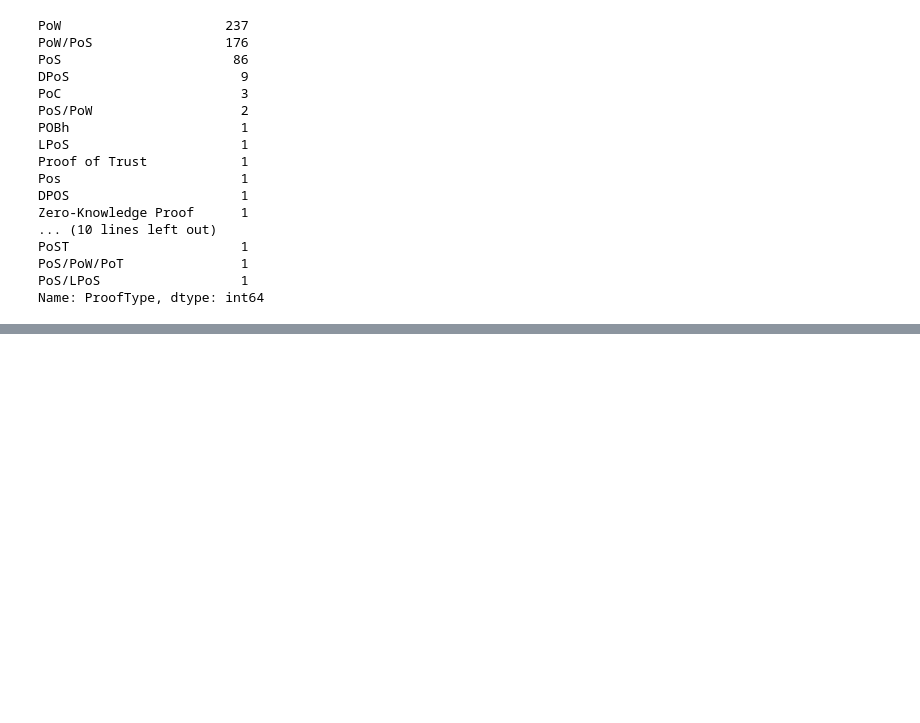
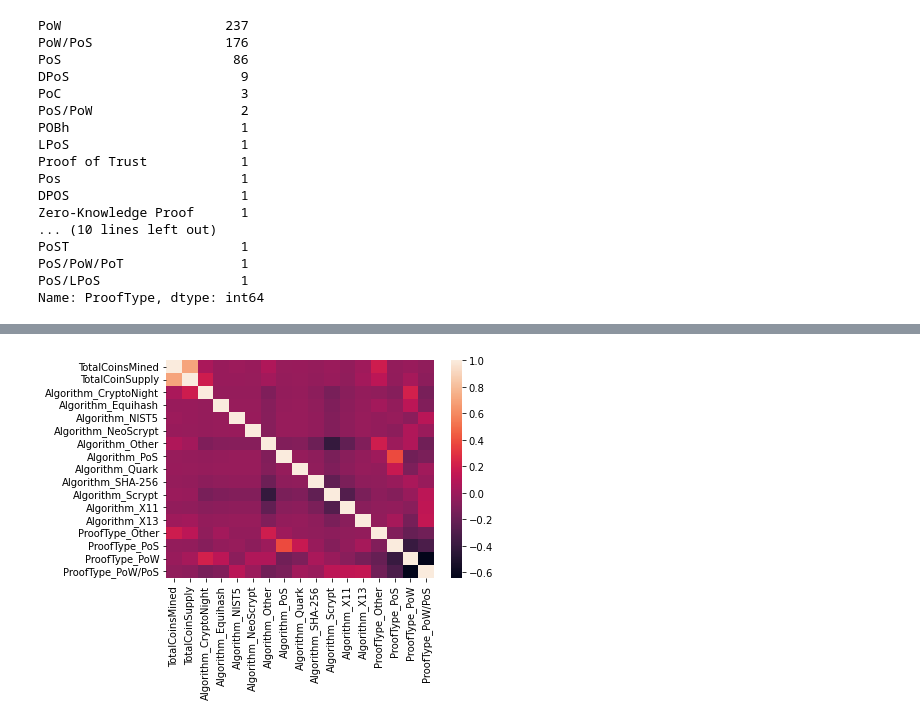
Before and after one commit to boojaado/Unsupervised-Machine-Learning, a Jupyter notebook: Submissions/Unsupervised Learning.ipynb, the cells around one changed output, grey strips where cells are left out. Saved outputs shown, nothing was run; the diff lists cells and outputs as text; code cells hidden in the pictures; blank space fills up the shorter version.

```diff
--- a/Submissions/Unsupervised Learning.ipynb
+++ b/Submissions/Unsupervised Learning.ipynb
@@ -296,0 +308,5 @@ type_replace[0:10]
+# %%
+mask4 = df2.ProofType.isin(type_replace)
+df2.loc[mask4, "ProofType"] = "Other"
+
+df2.ProofType.value_counts()
@@ -296,0 +319,7 @@ type_replace[0:10]
+# %%
+#"One-Hot" Encoding of object columns
+oh_col = ["Algorithm", "ProofType"]
+df_oh = df2.loc[:, oh_col]
+
+df_oh = pd.get_dummies(df_oh)
+df_oh.head()
@@ -296,0 +333,10 @@ type_replace[0:10]
+# %%
+# Scaling numeric columns
+num_col = ["TotalCoinsMined", "TotalCoinSupply"]
+df_num = df2.loc[:, num_col]
+
+scaler = StandardScaler()
+scaler.fit(df_num)
+
+df_num = pd.DataFrame(scaler.transform(df_num), columns=num_col)
+df_num.head()
@@ -296,0 +350,4 @@ type_replace[0:10]
+# %%
+# Concatenate "One-Hot" and Scaled DataFrames
+df_train = pd.concat([df_num, df_oh], axis=1)
+df_train.head()
@@ -296,0 +363,6 @@ type_replace[0:10]
+# %%
+corrs = df_train.corr()
+sns.heatmap(corrs)
+plt.show()
+# %% [output]
+[figure, added]
```
Also changed, not shown: parts of 21 cells of this notebook.
